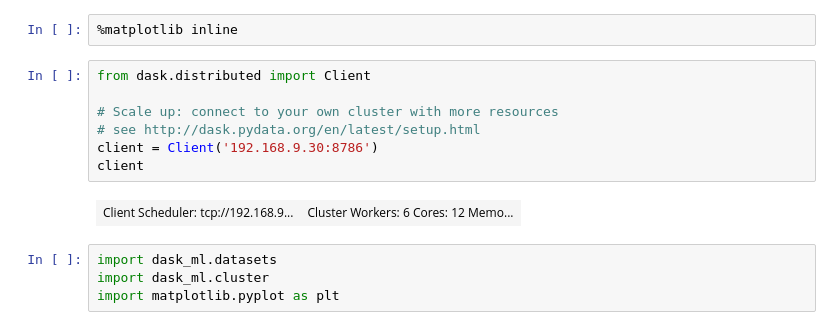
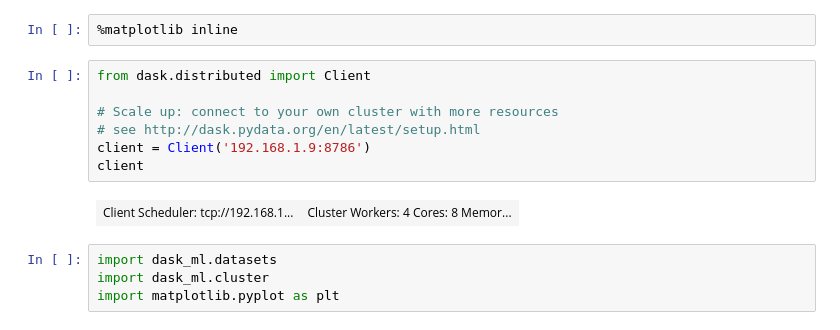
Before and after one commit to sirCamp/lectures, a Jupyter notebook: lecture_4/machine_learning_1.ipynb, the cells around one changed output. Drawn from its saved outputs; the diff is of its cells as text.

```diff
--- a/lecture_4/machine_learning_1.ipynb
+++ b/lecture_4/machine_learning_1.ipynb
@@ -25,12 +25,12 @@ Estimators implemented in Dask-ML work well with Dask Arrays and DataFrames. Thi
 # %%
 from dask.distributed import Client
 
 # Scale up: connect to your own cluster with more resources
 # see http://dask.pydata.org/en/latest/setup.html
-client = Client('192.168.9.30:8786')
+client = Client('192.168.1.9:8786')
 client
 # %% [output]
-| Client Scheduler: tcp://192.168.9... | Cluster Workers: 6 Cores: 12 Memo... |
+| Client Scheduler: tcp://192.168.1... | Cluster Workers: 4 Cores: 8 Memor... |
 # %%
 import dask_ml.datasets
 import dask_ml.cluster
```
Also changed, not shown: parts of 3 cells of this notebook, 3 other files.
